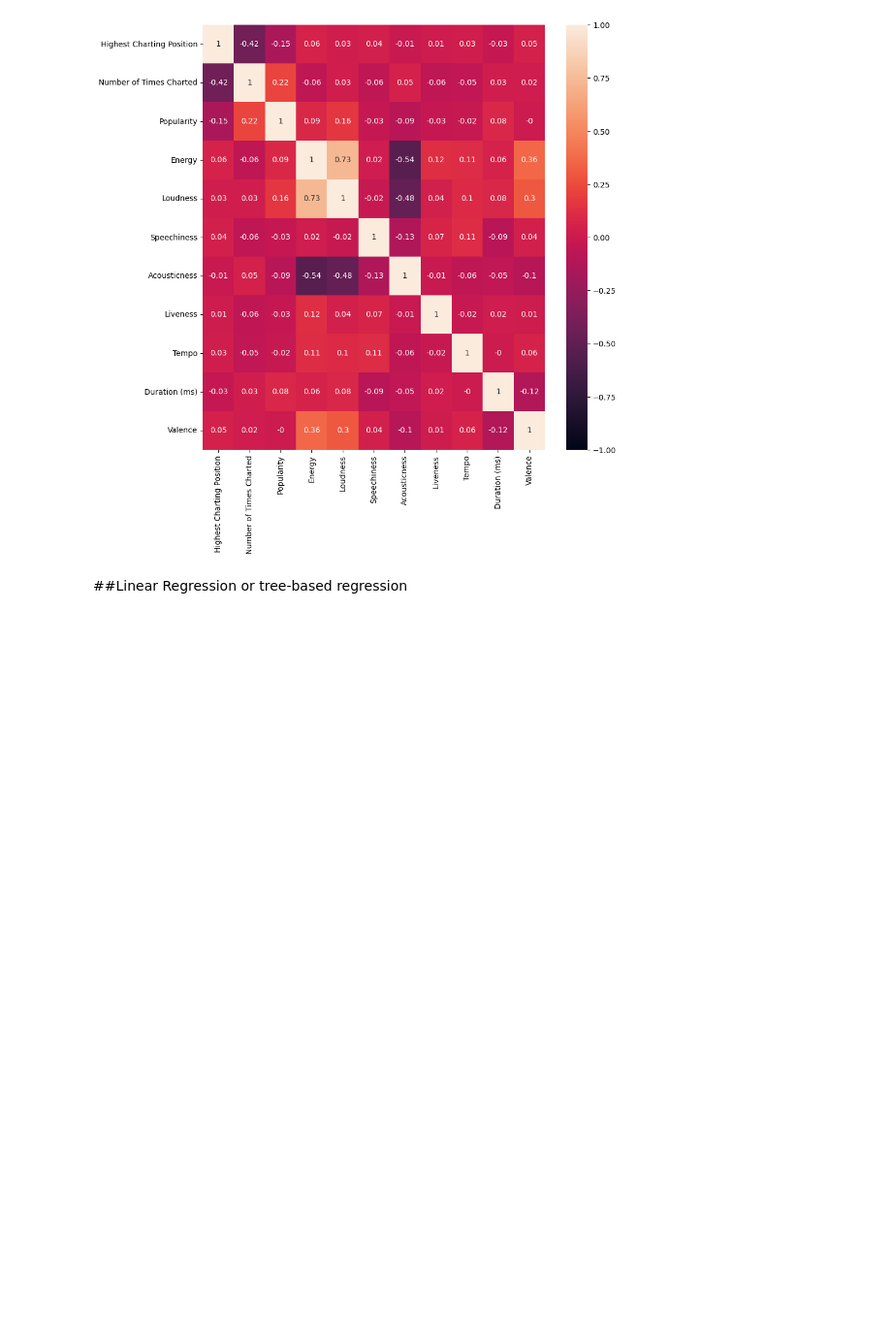
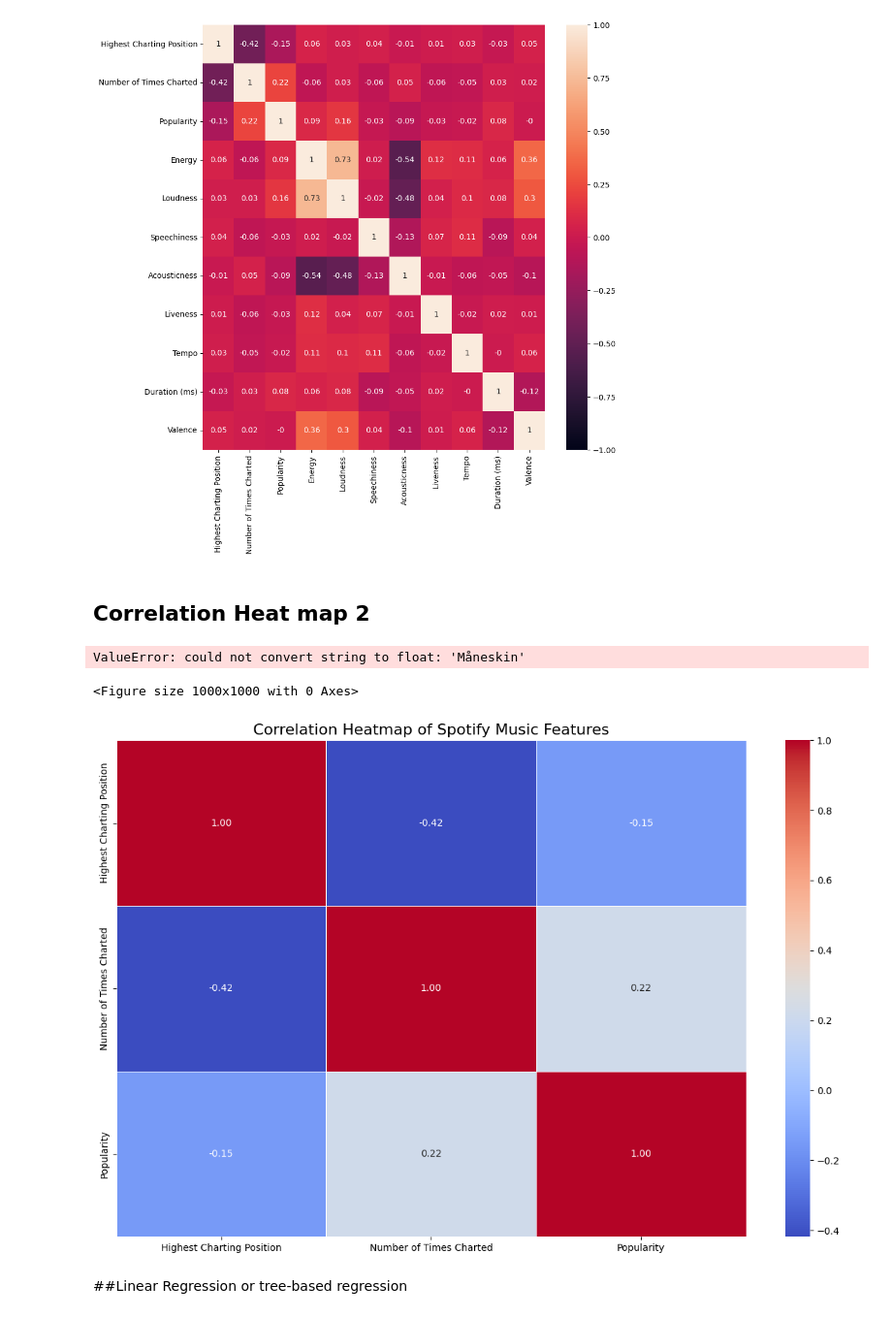
Before and after one commit to test-ds-21/JuanReyesAn___Data-Science-Portfolio-C21, a Jupyter notebook: Projects/Project-4/Spotify.Description.for.Students.ipynb, the cells around one changed output. Shown at 97% size. Cells and saved outputs as stored; diff of their text form; code cells hidden in the pictures; blank space fills up the shorter version.

```diff
--- a/Projects/Project-4/Spotify.Description.for.Students.ipynb
+++ b/Projects/Project-4/Spotify.Description.for.Students.ipynb
@@ -377,0 +382,8 @@ spotify_c.shape
+# %%
+# dropping the following I determined them to be non important to predicticting a non-released song as a future hit song
+# drop 'Artist' information is bias aswell as
+# Keep 'Artist Followers'this time around
+# drop Song Name, Song ID, Streams are identifiers
+# drop Danceabillity,'Weeks Charted', 'Week of Highest Charting' aftermath of popularity
+# drop Highest Charting Position and Number of Times Charted aftermath
+spotify_c2 = spotify.drop( columns = ['Song Name','Streams', 'Song ID', 'Danceability', 'Artist', 'Release Date', 'Weeks Charted', 'Week of Highest Charting', 'Highest Charting Position', 'Number of Times Charted'])
@@ -377,0 +412,12 @@ spotify_c.shape
+# %%
+#turn objects into floats or int
+float_cols = [
+    'Energy', 'Loudness', 'Speechiness', 'Acousticness',
+    'Liveness', 'Tempo', 'Duration (ms)', 'Valence', 'Artist Followers'
+]
+
+# 2. Convert them all to numeric floats
+spotify_c2[float_cols] = spotify_c2[float_cols].apply(pd.to_numeric, errors='coerce')
+
+# 3. Verify the changes
+spotify_c2.info()
@@ -411,6 +477,35 @@ sns.heatmap(data=correlation_matrix, annot=True, vmin=-1, vmax=1) ;
 # %%
 # im gonna have to re-evaluate my picks
 # everything has very little effect on the popularity
+# %% [markdown]
+## Correlation Heat map 2
+# %%
+plt.figure(figsize=(10,10))
+correlation_matrix = spotify_c2.corr().round(2)
+sns.heatmap(data=correlation_matrix, annot=True, vmin=-1, vmax=1) ;
+# %% [output]
+ValueError: could not convert string to float: 'Måneskin'
+<Figure size 1000x1000 with 0 Axes>
+# %%
+numeric_spotify_c2 = spotify_c2.select_dtypes(include=['int64', 'float64'])
+
+# 2. Calculate the correlation matrix
+corr_matrix = numeric_spotify_c2.corr()
+
+# 3. Set up the matplotlib figure size
+plt.figure(figsize=(12, 8))
+
+# 4. Create the heatmap
+# 'annot=True' displays the numbers inside each square
+# 'cmap="coolwarm"' gives a nice blue (negative) to red (positive) color scheme
+sns.heatmap(corr_matrix, annot=True, fmt=".2f", cmap="coolwarm", linewidths=0.6)
+
+# 5. Add titles and show the plot
+plt.title("Correlation Heatmap of Spotify Music Features", fontsize=16)
+plt.tight_layout()
+plt.show()
+# %% [output]
+[figure, added]
 # %% [markdown]
 ##Linear Regression or tree-based regression
 # %%
```
Also changed, not shown: parts of 6 cells of this notebook.
